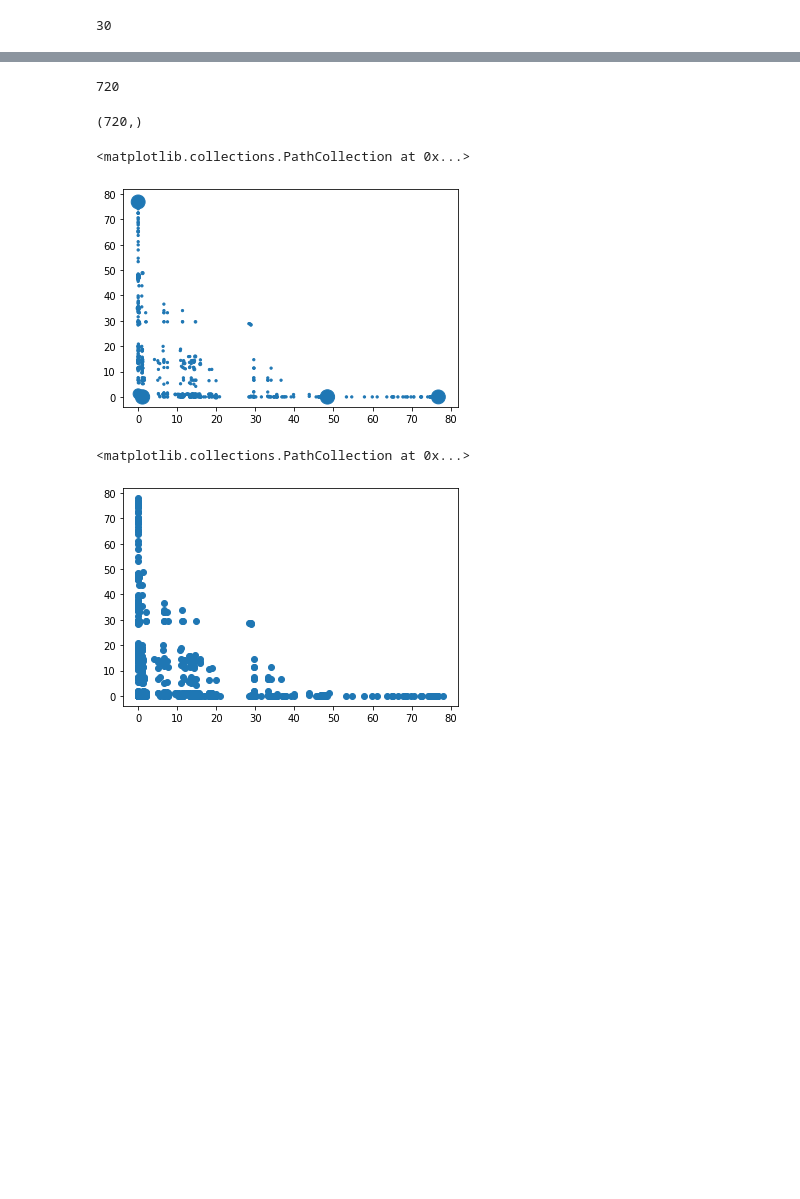
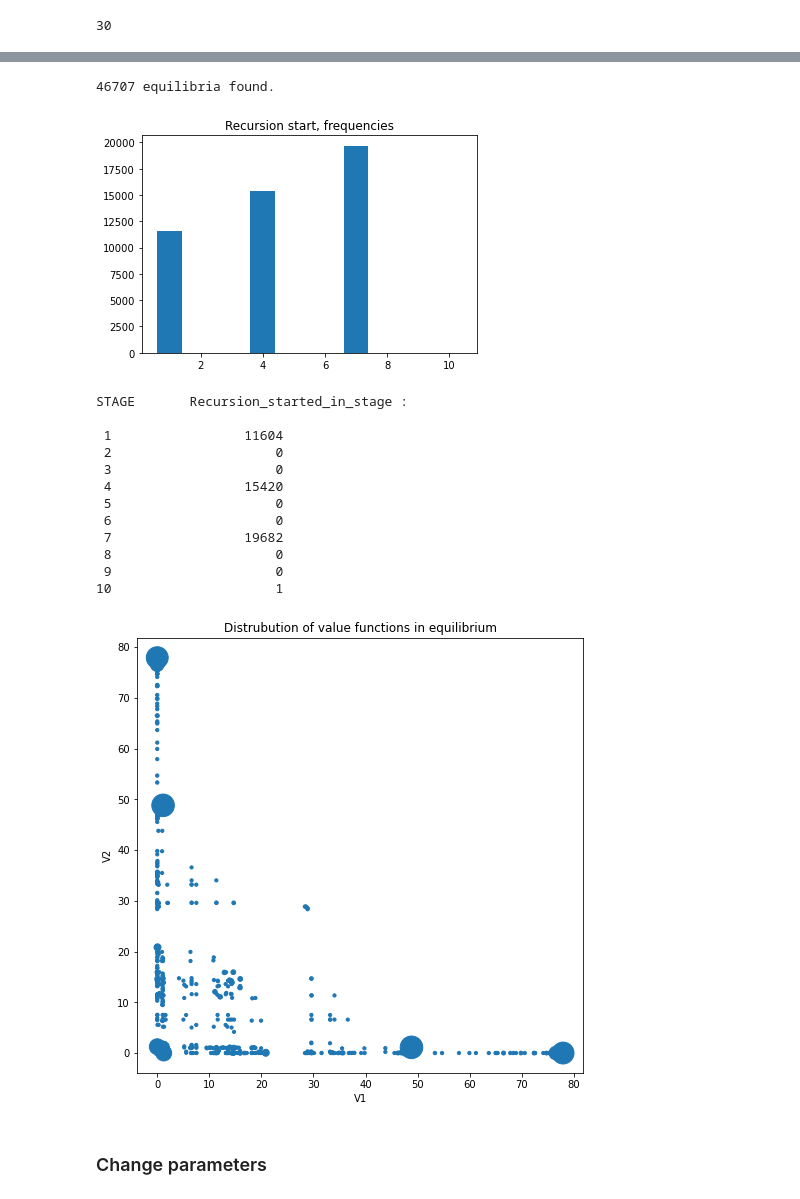
Before and after one commit to AskerNC/dp_ucph, a Jupyter notebook: 4_dynamic_games/python_prelim/RLS/RLS_leapfrog_exercise.ipynb, the cells around one changed output, grey strips where cells are left out. Saved outputs shown, nothing was run; the diff lists cells and outputs as text; code cells hidden in the pictures; blank space fills up the shorter version.

```diff
--- a/4_dynamic_games/python_prelim/RLS/RLS_leapfrog_exercise.ipynb
+++ b/4_dynamic_games/python_prelim/RLS/RLS_leapfrog_exercise.ipynb
@@ -556,4 +497,0 @@ N = Vu.shape[0]
-# %%
-N
-# %% [output]
-720
@@ -565,14 +498,20 @@ weights = a+ weights/(d*np.max(weights))
-# %%
-weights.shape
-# %% [output]
-(720,)
-# %%
-plt.scatter(Vu[:,0],Vu[:,1],s=weights)
-# %% [output]
-<matplotlib.collections.PathCollection at 0x...>
-[figure, removed]
-# %%
-plt.scatter(Vu[:,0],Vu[:,1])
-# %% [output]
-<matplotlib.collections.PathCollection at 0x...>
-[figure, removed]
+# %%
+self.print_equilibria(ESS,TAU,out)
+# %% [output]
+46707 equilibria found.
+[figure, added]
+STAGE       Recursion_started_in_stage :
+
+ 1                 11604
+ 2                     0
+ 3                     0
+ 4                 15420
+ 5                     0
+ 6                     0
+ 7                 19682
+ 8                     0
+ 9                     0
+10                     1
+[figure, added]
+# %% [markdown]
+### Change parameters
```
Also changed, not shown: parts of 20 cells of this notebook, 5 other files.
